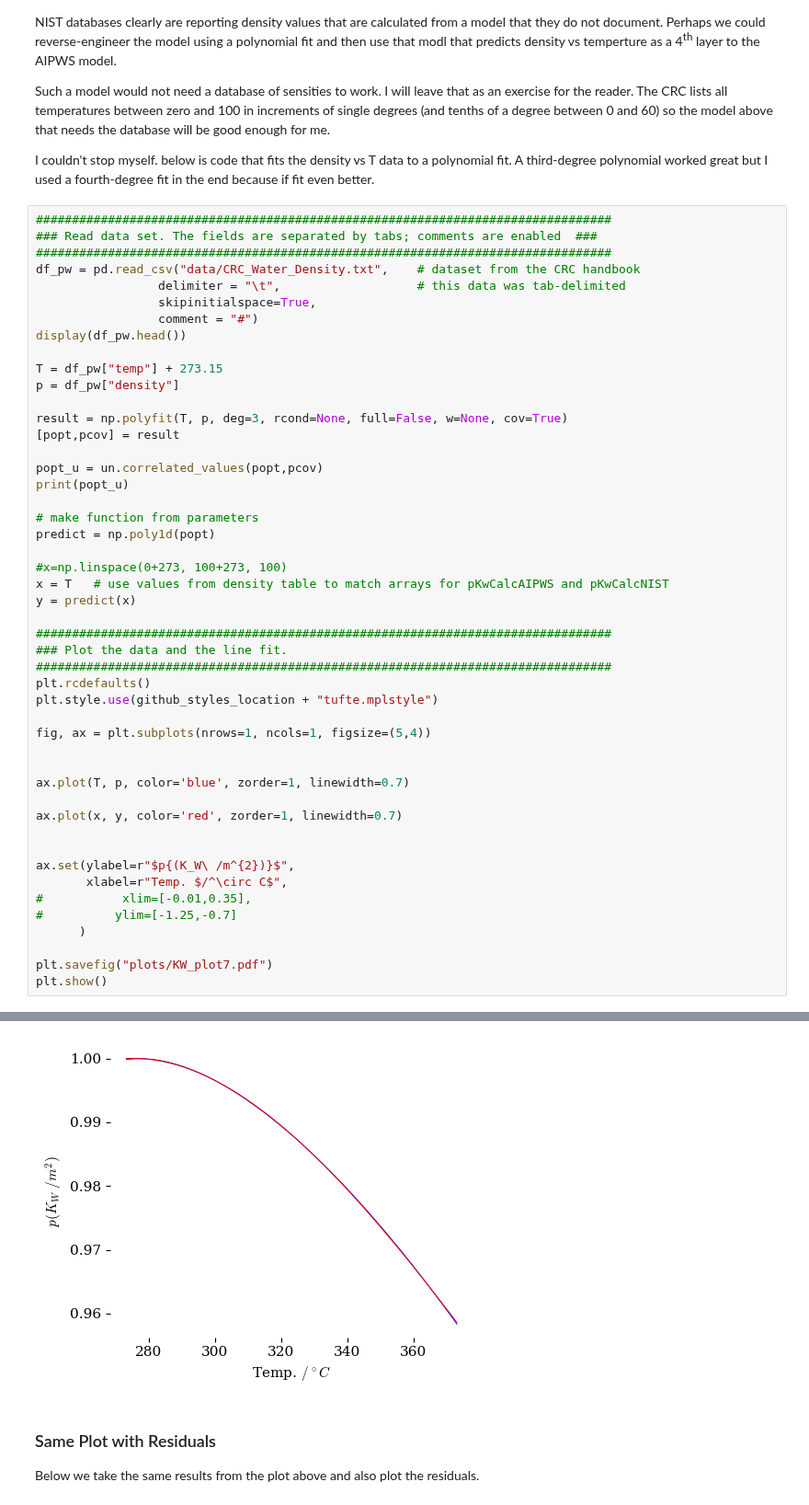
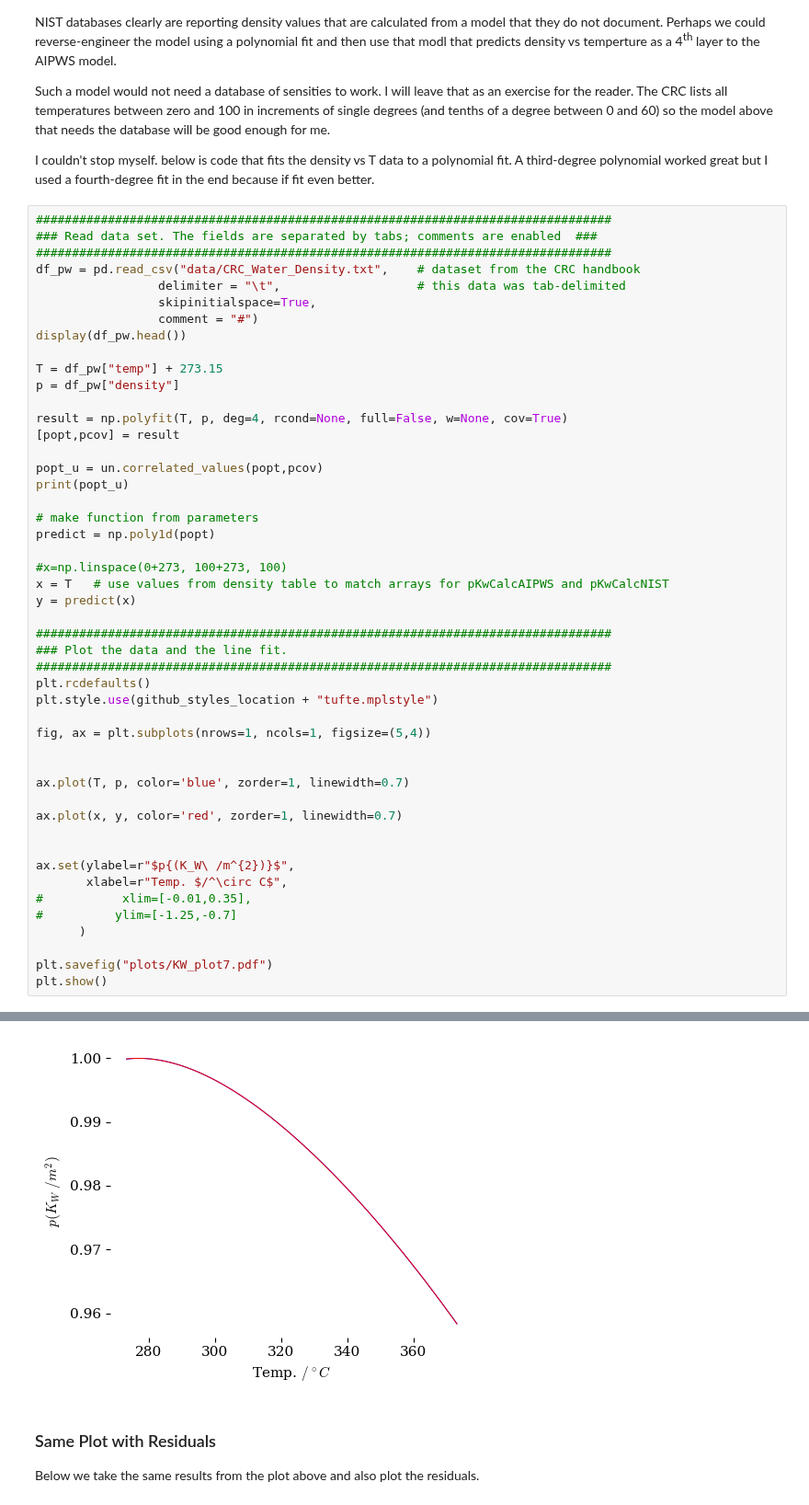
Before and after one commit to blinkletter/4410PythonNotebooks, a Jupyter notebook: Class_10/water_ion_product.ipynb, the cells around one changed output, grey strips where cells are left out. Shown at 92% size. Cells and saved outputs as stored; diff of their text form.

```diff
--- a/Class_10/water_ion_product.ipynb
+++ b/Class_10/water_ion_product.ipynb
@@ -743,7 +743,7 @@ display(df_pw.head())
 T = df_pw["temp"] + 273.15
 p = df_pw["density"]
 
-result = np.polyfit(T, p, deg=3, rcond=None, full=False, w=None, cov=True)
+result = np.polyfit(T, p, deg=4, rcond=None, full=False, w=None, cov=True)
 [popt,pcov] = result
 
 popt_u = un.correlated_values(popt,pcov)
@@ -789,4 +789,4 @@ plt.show()
-[figure, old version]
+[figure, new version]
 # %% [markdown]
 ### Same Plot with Residuals
 
```
Also changed, not shown: parts of 2 cells of this notebook, 6 other files.
